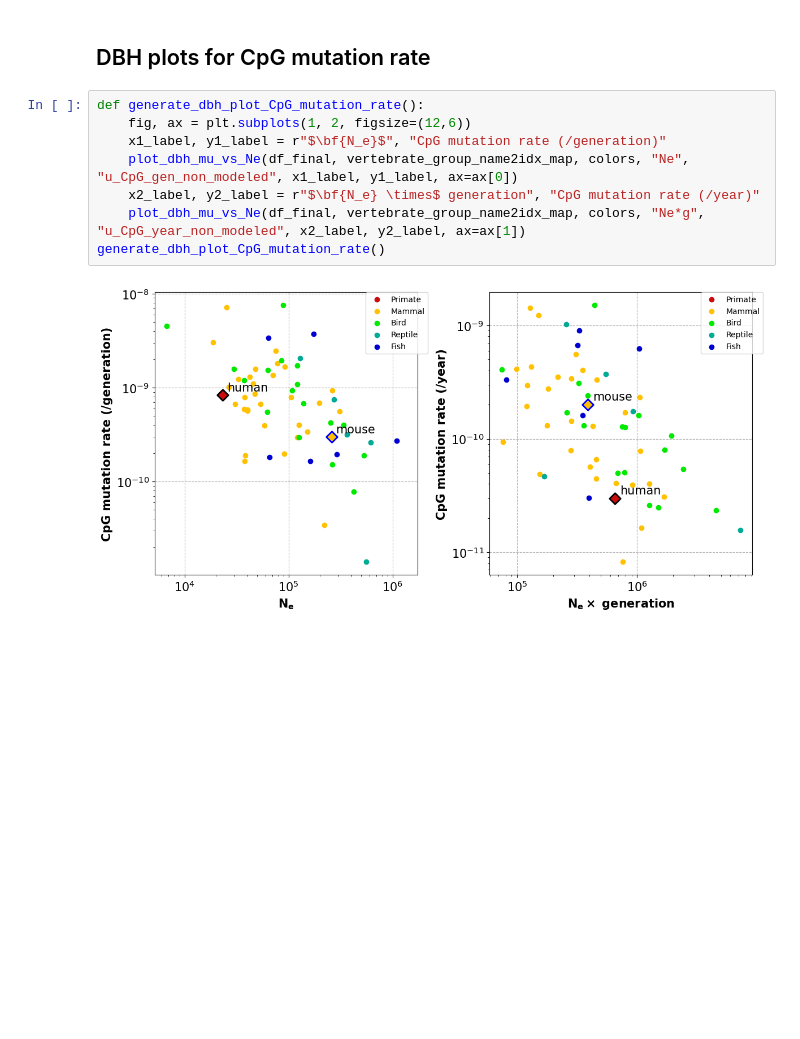
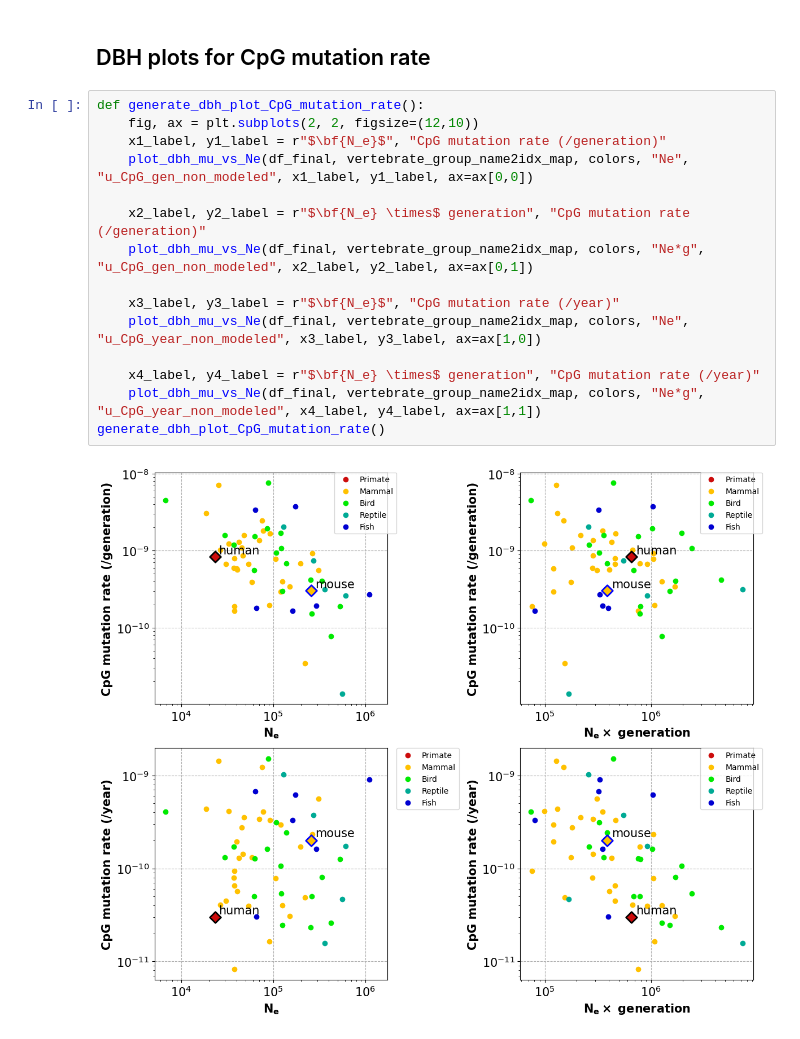
Before and after one commit to harrispopgen/clocklike-DBH, a Jupyter notebook: DBH_bergeron_data.ipynb, the cells around one changed output. Cells and saved outputs as stored; diff of their text form; blank space fills up the shorter version.

```diff
--- a/DBH_bergeron_data.ipynb
+++ b/DBH_bergeron_data.ipynb
@@ -190,11 +196,18 @@ generate_mu_vs_g_plots()
 ## DBH plots for CpG mutation rate
 # %%
 def generate_dbh_plot_CpG_mutation_rate():
-    fig, ax = plt.subplots(1, 2, figsize=(12,6))
+    fig, ax = plt.subplots(2, 2, figsize=(12,10))
     x1_label, y1_label = r"$\bf{N_e}$", "CpG mutation rate (/generation)"
-    plot_dbh_mu_vs_Ne(df_final, vertebrate_group_name2idx_map, colors, "Ne", "u_CpG_gen_non_modeled", x1_label, y1_label, ax=ax[0])
-    x2_label, y2_label = r"$\bf{N_e} \times$ generation", "CpG mutation rate (/year)"
-    plot_dbh_mu_vs_Ne(df_final, vertebrate_group_name2idx_map, colors, "Ne*g", "u_CpG_year_non_modeled", x2_label, y2_label, ax=ax[1])
+    plot_dbh_mu_vs_Ne(df_final, vertebrate_group_name2idx_map, colors, "Ne", "u_CpG_gen_non_modeled", x1_label, y1_label, ax=ax[0,0])
+
+    x2_label, y2_label = r"$\bf{N_e} \times$ generation", "CpG mutation rate (/generation)"
+    plot_dbh_mu_vs_Ne(df_final, vertebrate_group_name2idx_map, colors, "Ne*g", "u_CpG_gen_non_modeled", x2_label, y2_label, ax=ax[0,1])
+
+    x3_label, y3_label = r"$\bf{N_e}$", "CpG mutation rate (/year)"
+    plot_dbh_mu_vs_Ne(df_final, vertebrate_group_name2idx_map, colors, "Ne", "u_CpG_year_non_modeled", x3_label, y3_label, ax=ax[1,0])
+
+    x4_label, y4_label = r"$\bf{N_e} \times$ generation", "CpG mutation rate (/year)"
+    plot_dbh_mu_vs_Ne(df_final, vertebrate_group_name2idx_map, colors, "Ne*g", "u_CpG_year_non_modeled", x4_label, y4_label, ax=ax[1,1])
 generate_dbh_plot_CpG_mutation_rate()
 # %% [output]
-[figure, old version]
+[figure, new version]
```
Also changed, not shown: parts of 2 cells of this notebook.
